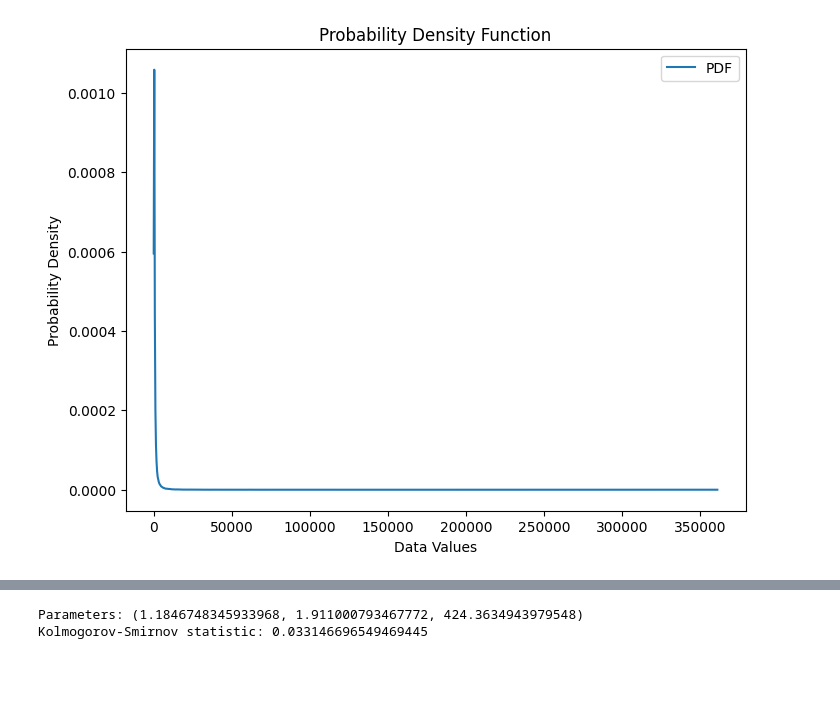
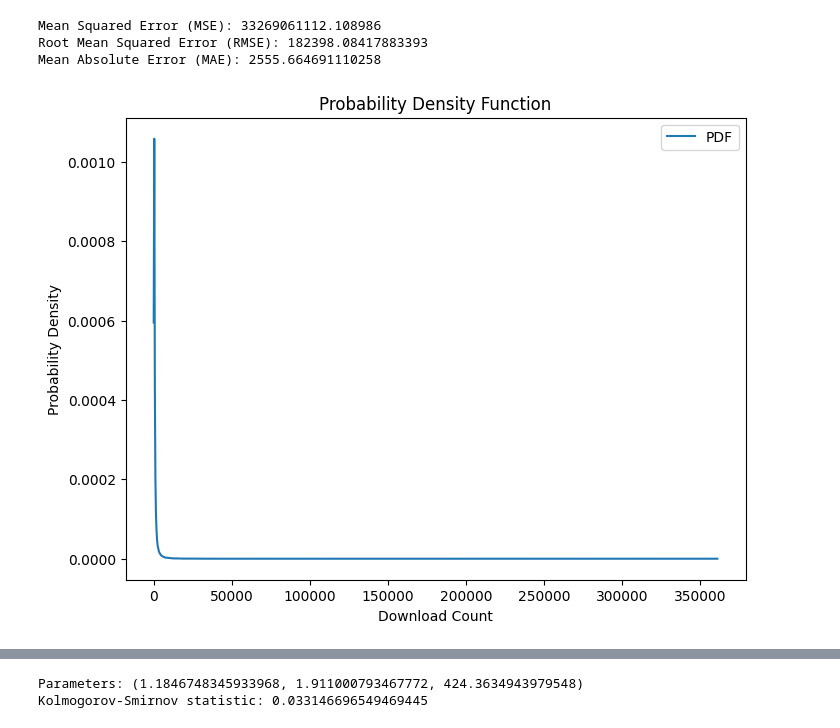
Before and after one commit to ZhengxuYan/lora-scale-simulator, a Jupyter notebook: simulator/fit_distribution.ipynb, the cells around one changed output, grey strips where cells are left out. Drawn from its saved outputs; the diff is of its cells as text; code cells hidden in the pictures; blank space fills up the shorter version.

```diff
--- a/simulator/fit_distribution.ipynb
+++ b/simulator/fit_distribution.ipynb
@@ -14,36 +76,52 @@ with open('lora_download_count.pkl', 'rb') as f:
+# %%
+# Calculate predicted y values using the power-law model
+y_pred = np.exp(b) * x**k
+
+# Calculate performance metrics
+mse = np.mean((y - y_pred)**2)
+rmse = np.sqrt(mse)
+mae = np.mean(np.abs(y - y_pred))
+
+print(f"Mean Squared Error (MSE): {mse}")
+print(f"Root Mean Squared Error (RMSE): {rmse}")
+print(f"Mean Absolute Error (MAE): {mae}")
+# %% [output]
+Mean Squared Error (MSE): 33269061112.108986
+Root Mean Squared Error (RMSE): 182398.08417883393
+Mean Absolute Error (MAE): 2555.664691110258
 # %%
 # Convert the list to a pandas Series
 data = pd.Series(lora_download_count)
 
 # # Plot the histogram of the data
 # plt.hist(data, bins=100, density=True, alpha=0.7, label='Data Histogram')
 
 # ecdf = ECDF(data)
 # xmin, xmax = min(data), max(data)
 # x = np.linspace(xmin, xmax, 100)
 # plt.step(ecdf.x, ecdf.y, label='Empirical CDF')
 # plt.show()
 
 # Kernel Density Estimation for the PDF
 kde = gaussian_kde(data)
 kde.set_bandwidth(bw_method=kde.factor / 3.)
 
 # Creating a range of values for which we will plot the PDF
 x_range = np.linspace(min(data), max(data), 1000)
 
 # Calculating the PDF values for each point in the x_range
 pdf_values = kde.evaluate(x_range)
 
 # Plotting the PDF
 plt.figure(figsize=(8, 6))
 plt.plot(x_range, pdf_values, label='PDF')
 plt.title('Probability Density Function')
-plt.xlabel('Data Values')
+plt.xlabel('Download Count')
 plt.ylabel('Probability Density')
 plt.legend()
 plt.show()
 # %% [output]
-[figure, old version]
+[figure, new version]
 # %%
 # Fit the data to a power-law distribution
 fit = powerlaw.Fit(lora_download_count, discrete=True)
```
Also changed, not shown: parts of 8 cells of this notebook, 4 other files.
